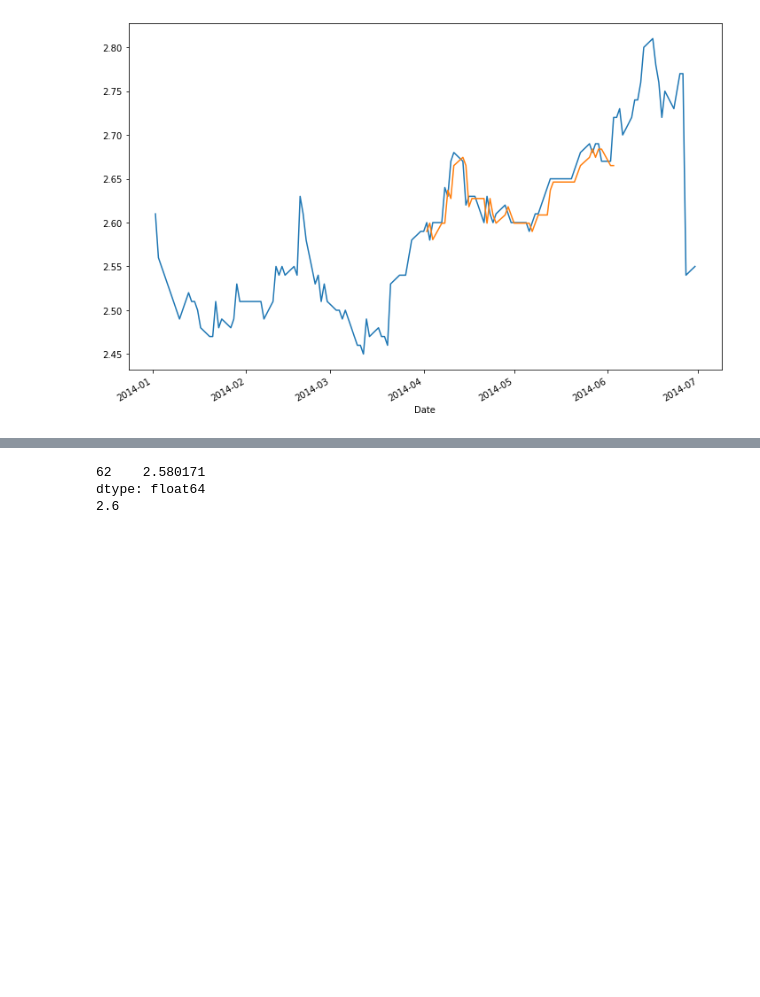
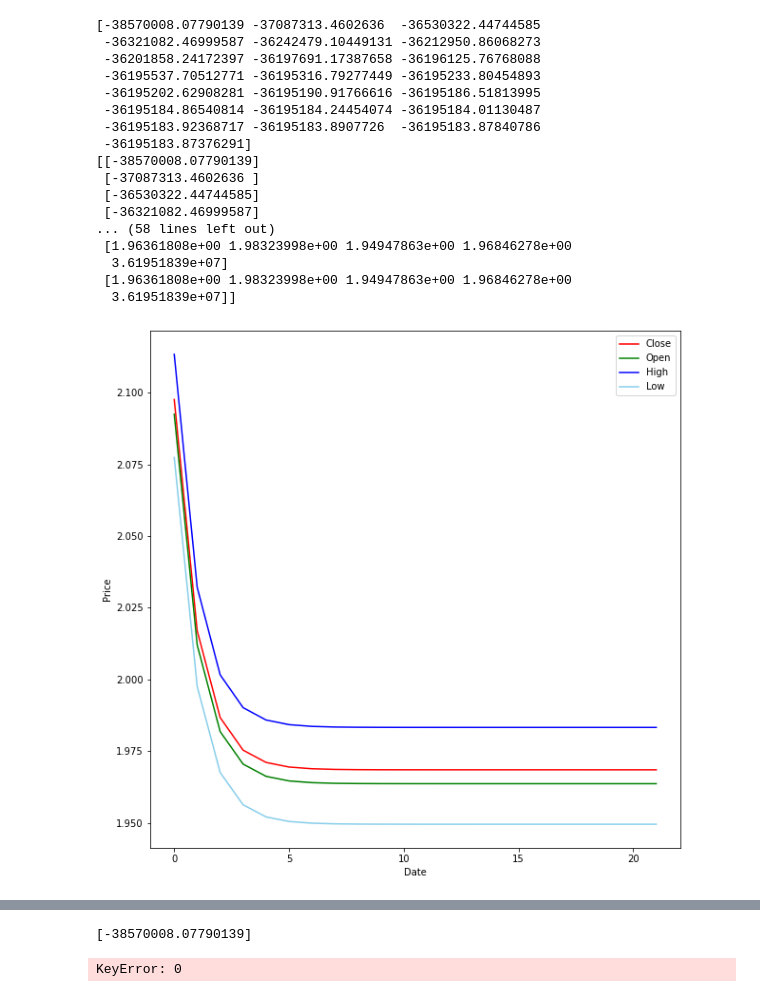
Before and after one commit to Allanroy-tz/PyLab, a Jupyter notebook: 时间序列分析/main.ipynb, the cells around one changed output, grey strips where cells are left out. Saved outputs shown, nothing was run; the diff lists cells and outputs as text; code cells hidden in the pictures; blank space fills up the shorter version.

```diff
--- a/时间序列分析/main.ipynb
+++ b/时间序列分析/main.ipynb
@@ -84,11 +142,51 @@ plt.show()
-# %%
-model = sm.tsa.ARIMA(sub, order=(1, 0, 0))
-results = model.fit()
-predict_sunspots = results.predict(start=63,end=107,dynamic=False)
-#print(predict_sunspots)
-fig, ax = plt.subplots(figsize=(12, 8))
-ax = sub.plot(ax=ax)
-predict_sunspots.plot(ax=ax)
-plt.show()
-# %% [output]
-[figure, removed]
+# %%
+model = sm.tsa.ARIMA(dataFrame[0], order=(1, 0, 0))
+results = model.fit()
+predict_sunspots = results.predict(start=62,end=83,dynamic=False)
+predict_sunspots=predict_sunspots.to_numpy()
+print(predict_sunspots)
+predict_sunspots01=np.empty([22,1])
+for i in range(22):
+    predict_sunspots01[i][0]=predict_sunspots[i]
+print(predict_sunspots01)
+
+    #a=(vt X AT)T=AV
+predict_sunspots02=np.dot(predict_sunspots01,vt[:1,:])
+print(predict_sunspots02)
+plt.figure(figsize=(10,10))
+plt.plot(predict_sunspots02[...,3],color='red',label="Close")
+plt.plot(predict_sunspots02[...,0],color='green',label="Open")
+plt.plot(predict_sunspots02[...,1],color='blue',label="High")
+plt.plot(predict_sunspots02[...,2],color='skyblue',label="Low")
+#plt.plot(train["Volume"],color='blacl')
+plt.legend()
+plt.xlabel('Date')
+plt.ylabel('Price')
+plt.show()
+plt.figure(figsize=(10,10))
+plt.plot(predict_sunspots02[...,4],color='black',label="Volum")
+plt.legend()
+plt.show()
+# fig, ax = plt.subplots(figsize=(12, 8))
+# ax = sub.plot(ax=ax)
+# predict_sunspots.plot(ax=ax)
+# plt.show()
+# %% [output]
+[-38570008.07790139 -37087313.4602636  -36530322.44744585
+ -36321082.46999587 -36242479.10449131 -36212950.86068273
+ -36201858.24172397 -36197691.17387658 -36196125.76768088
+ -36195537.70512771 -36195316.79277449 -36195233.80454893
+ -36195202.62908281 -36195190.91766616 -36195186.51813995
+ -36195184.86540814 -36195184.24454074 -36195184.01130487
+ -36195183.92368717 -36195183.8907726  -36195183.87840786
+ -36195183.87376291]
+[[-38570008.07790139]
+ [-37087313.4602636 ]
+ [-36530322.44744585]
+ [-36321082.46999587]
+... (58 lines left out)
+ [1.96361808e+00 1.98323998e+00 1.94947863e+00 1.96846278e+00
+  3.61951839e+07]
+ [1.96361808e+00 1.98323998e+00 1.94947863e+00 1.96846278e+00
+  3.61951839e+07]]
+[figure, added]
@@ -96,8 +195,7 @@ plt.show()
 model = sm.tsa.ARIMA(train, order=(1, 0, 0))
 results = model.fit()
 print(results.forecast())
-print(test[1])
+print(test[0])
 # %% [output]
-62    2.580171
-dtype: float64
-2.6
+[-38570008.07790139]
+KeyError: 0
```
Also changed, not shown: parts of 5 cells of this notebook, 4 other files.
